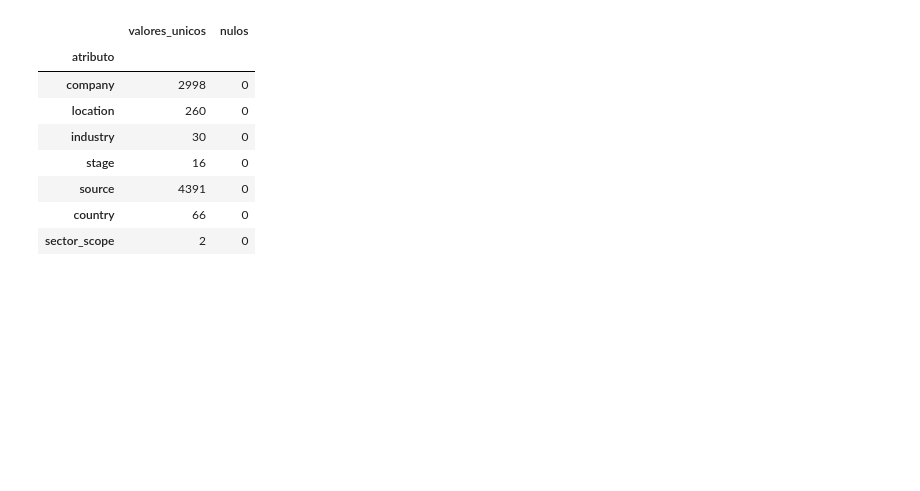
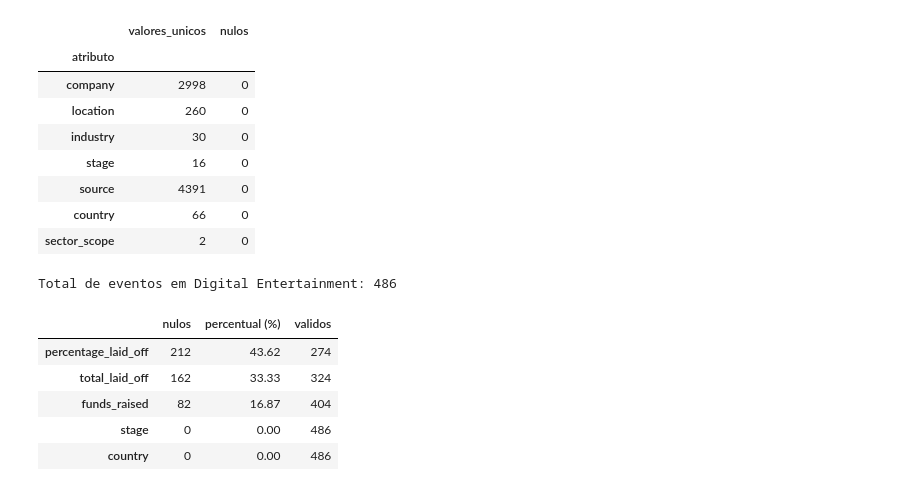
Before and after one commit to AleCecilio/digital_entertainment_layoffs, a Jupyter notebook: notebooks/01_data_cleaning.ipynb, the cells around one changed output. Saved outputs shown, nothing was run; the diff lists cells and outputs as text; code cells hidden in the pictures; blank space fills up the shorter version.

Commit message:
feat(limpeza): adiciona auditoria de valores ausentes e perfil de completude

```diff
--- a/notebooks/01_data_cleaning.ipynb
+++ b/notebooks/01_data_cleaning.ipynb
@@ -1265,3 +1262,23 @@ Localidades válidas em múltiplos países: {'Brisbane': 2}
 | source | 4391 | 0 |
 | country | 66 | 0 |
 | sector_scope | 2 | 0 |
+# %%
+cols_audit = ['total_laid_off', 'percentage_laid_off', 'funds_raised', 'stage', 'country']
+df_ent = df_clean.query("sector_scope == 'Digital Entertainment'")
+
+null_audit = pd.DataFrame({
+    'nulos': df_ent[cols_audit].isna().sum(),
+    'percentual (%)': (df_ent[cols_audit].isna().mean() * 100).round(2),
+    'validos': df_ent[cols_audit].notna().sum()
+}).sort_values('nulos', ascending=False)
+
+print(f"Total de eventos em Digital Entertainment: {len(df_ent)}")
+display(null_audit)
+# %% [output]
+Total de eventos em Digital Entertainment: 486
+|  | nulos | percentual (%) | validos |
+| percentage_laid_off | 212 | 43.62 | 274 |
+| total_laid_off | 162 | 33.33 | 324 |
+| funds_raised | 82 | 16.87 | 404 |
+| stage | 0 | 0.00 | 486 |
+| country | 0 | 0.00 | 486 |
```
Also changed, not shown: parts of 1 cell of this notebook.
